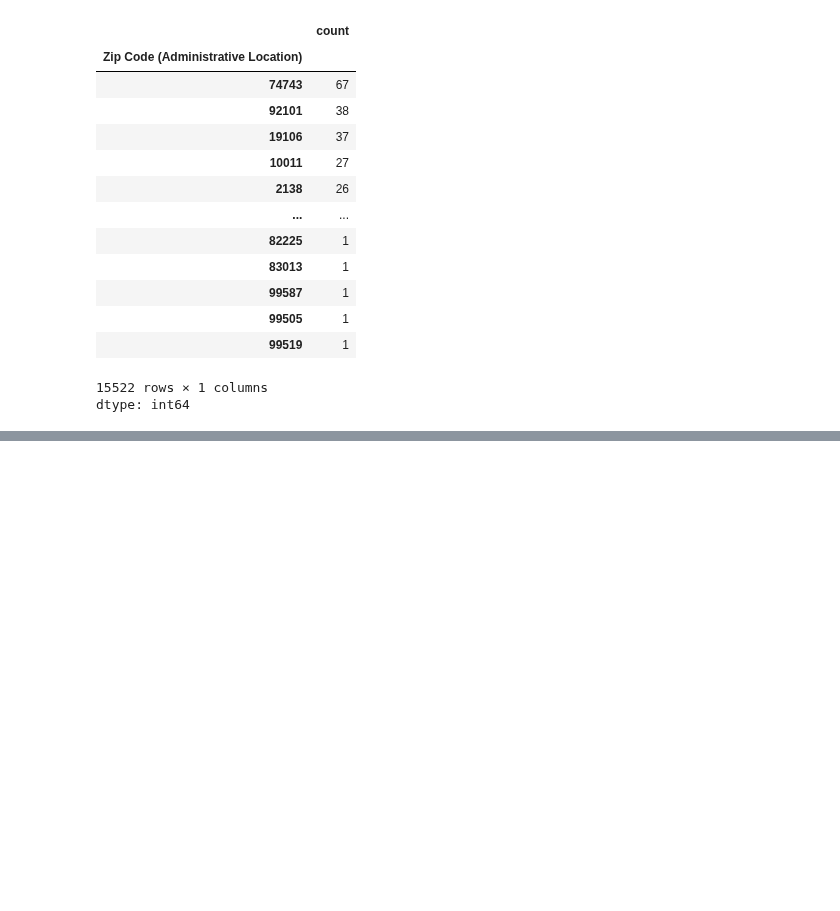
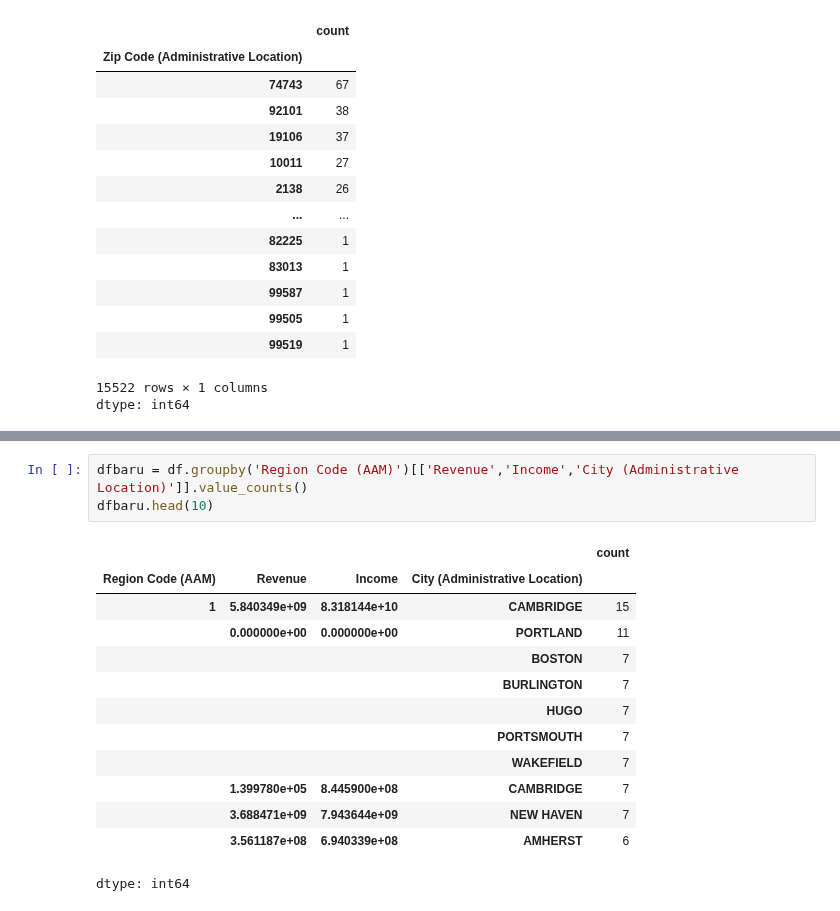
Before and after one commit to reyhan1997/museum_zoo_aqua, a Jupyter notebook: museum_zoo_aqua_graph_map.ipynb, the cells around one changed output, grey strips where cells are left out. Drawn from its saved outputs; the diff is of its cells as text; blank space fills up the shorter version.

```diff
--- a/museum_zoo_aqua_graph_map.ipynb
+++ b/museum_zoo_aqua_graph_map.ipynb
@@ -670,0 +691,17 @@ plt.show()
+# %%
+dfbaru = df.groupby('Region Code (AAM)')[['Revenue','Income','City (Administrative Location)']].value_counts()
+dfbaru.head(10)
+# %% [output]
+|  |  |  |  | count |
+| Region Code (AAM) | Revenue | Income | City (Administrative Location) |  |
+| 1 | 5.840349e+09 | 8.318144e+10 | CAMBRIDGE | 15 |
+|  | 0.000000e+00 | 0.000000e+00 | PORTLAND | 11 |
+|  |  |  | BOSTON | 7 |
+|  |  |  | BURLINGTON | 7 |
+|  |  |  | HUGO | 7 |
+|  |  |  | PORTSMOUTH | 7 |
+|  |  |  | WAKEFIELD | 7 |
+|  | 1.399780e+05 | 8.445900e+08 | CAMBRIDGE | 7 |
+|  | 3.688471e+09 | 7.943644e+09 | NEW HAVEN | 7 |
+|  | 3.561187e+08 | 6.940339e+08 | AMHERST | 6 |
+dtype: int64
```
Also changed, not shown: parts of 2 cells of this notebook.
